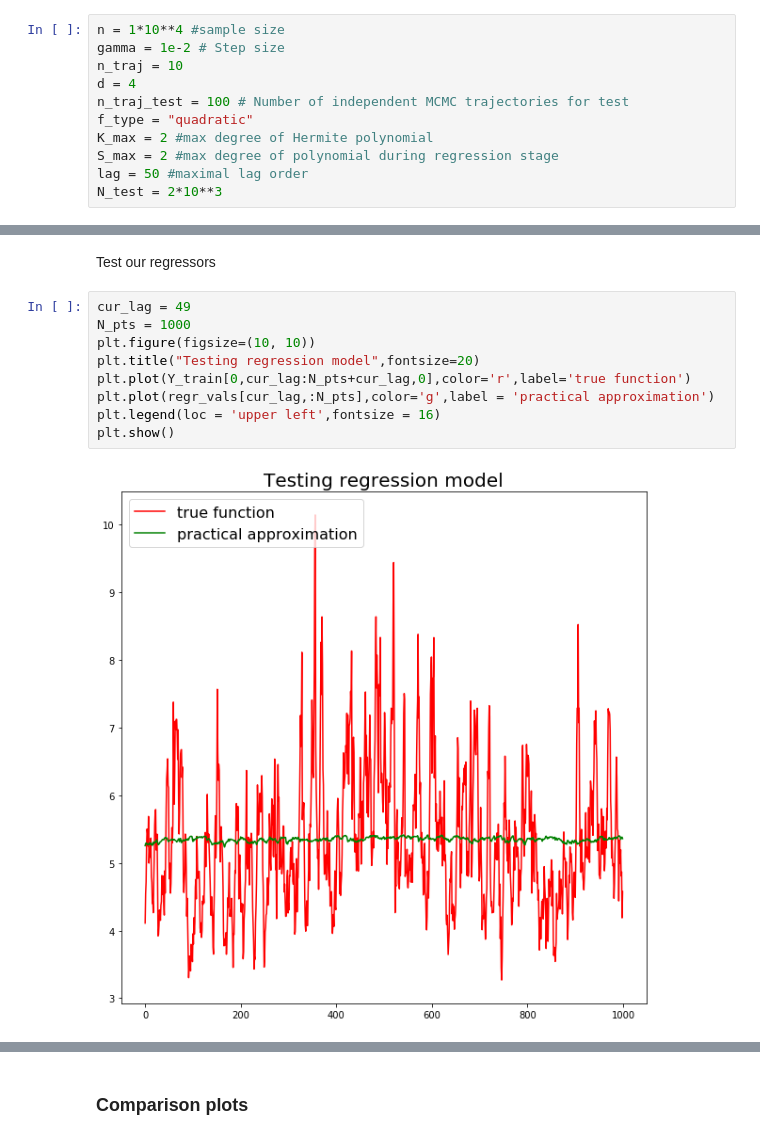
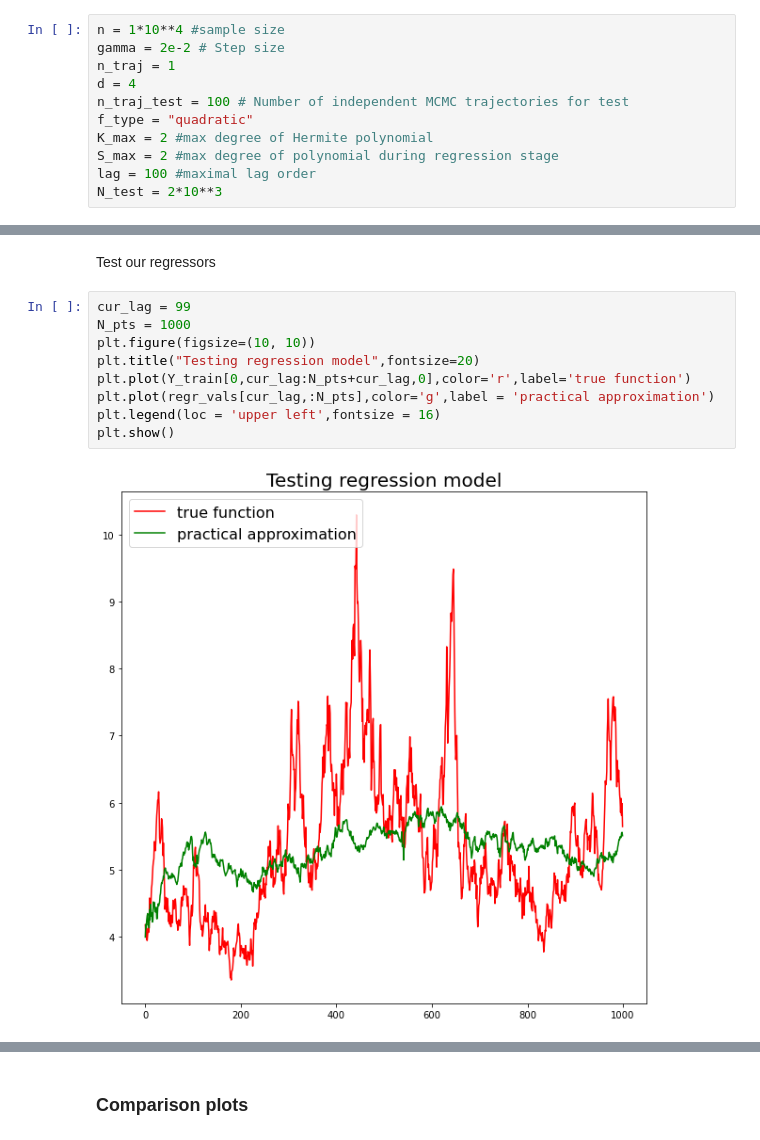
Before and after one commit to svsamsonov/VR-MCMC, a Jupyter notebook: Code/Lotka_Volterra_multidim_sincronized_noise.ipynb, the cells around one changed output, grey strips where cells are left out. Saved outputs shown, nothing was run; the diff lists cells and outputs as text.

```diff
--- a/Code/Lotka_Volterra_multidim_sincronized_noise.ipynb
+++ b/Code/Lotka_Volterra_multidim_sincronized_noise.ipynb
@@ -283,14 +282,14 @@ def run_monte_carlo(x,f_type):
     return np.mean(f_vals,axis=1)
 # %%
 n = 1*10**4 #sample size
-gamma = 1e-2 # Step size
-n_traj = 10
+gamma = 2e-2 # Step size
+n_traj = 1
 d = 4
 n_traj_test = 100 # Number of independent MCMC trajectories for test
 f_type = "quadratic"
 K_max = 2 #max degree of Hermite polynomial
 S_max = 2 #max degree of polynomial during regression stage
-lag = 50 #maximal lag order
+lag = 100 #maximal lag order
 N_test = 2*10**3
 # %% [markdown]
 Sample discretized diffusion
@@ -396,16 +391,16 @@ plt.savefig('./multidim_lotka_volterra_population_dynnamics.pdf')
 # %% [markdown]
 Test our regressors
 # %%
-cur_lag = 49
+cur_lag = 99
 N_pts = 1000
 plt.figure(figsize=(10, 10))
 plt.title("Testing regression model",fontsize=20)
 plt.plot(Y_train[0,cur_lag:N_pts+cur_lag,0],color='r',label='true function')
 plt.plot(regr_vals[cur_lag,:N_pts],color='g',label = 'practical approximation')
 plt.legend(loc = 'upper left',fontsize = 16)
 plt.show()
 # %% [output]
-[figure, old version]
+[figure, new version]
 # %%
 test_seed = 1453
 nbcores = multiprocessing.cpu_count()
```
Also changed, not shown: parts of 8 cells of this notebook, 10 other files.
